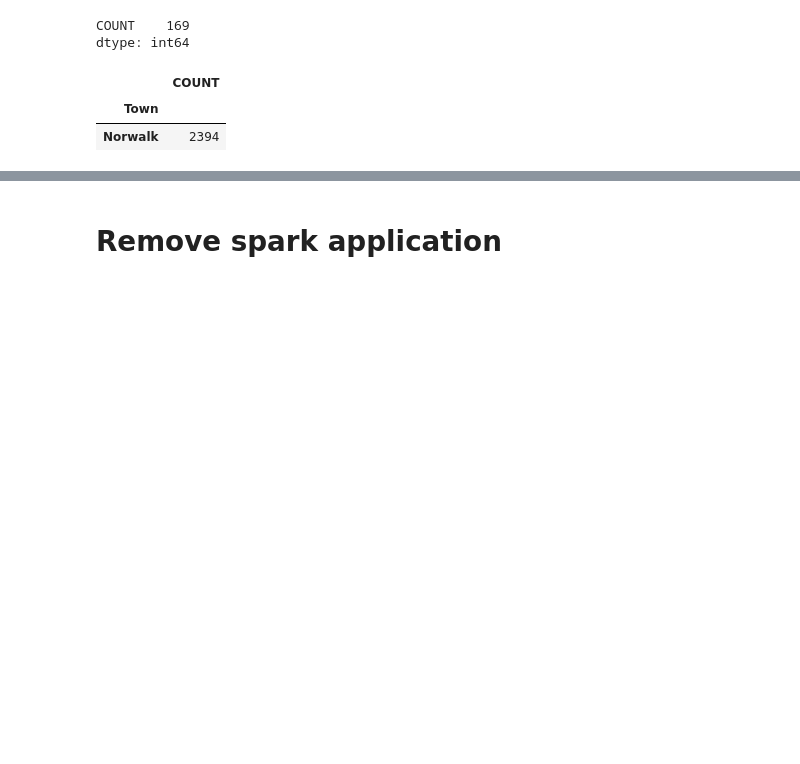
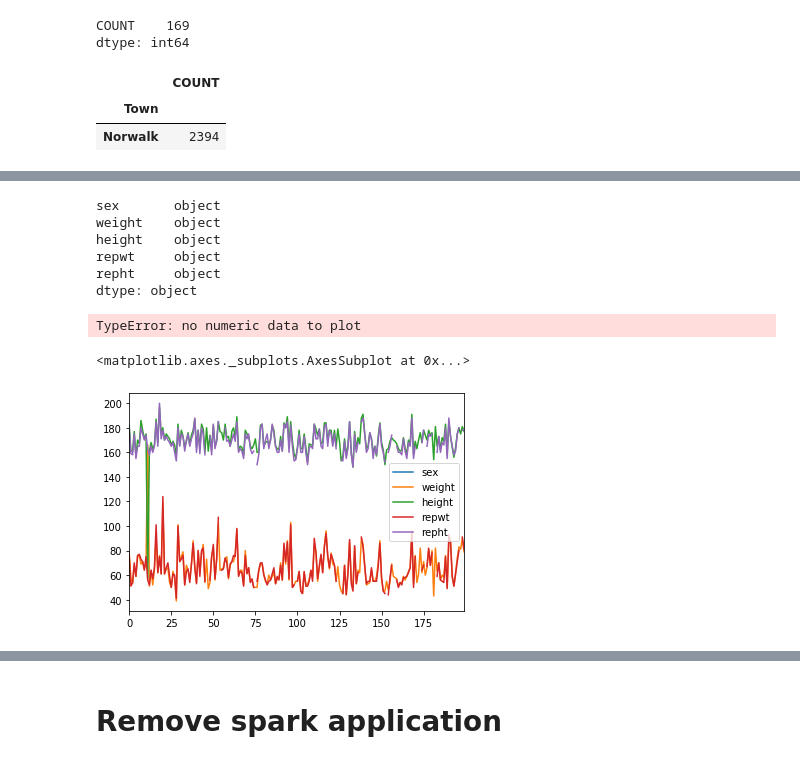
Before and after one commit to techsparksguru/data_ai_for_all, a Jupyter notebook: class10_koalas/koalas.ipynb, the cells around one changed output, grey strips where cells are left out. Drawn from its saved outputs; the diff is of its cells as text; code cells hidden in the pictures; blank space fills up the shorter version.

Commit message:
plots via koalas

```diff
--- a/class10_koalas/koalas.ipynb
+++ b/class10_koalas/koalas.ipynb
@@ -244,0 +250,34 @@ my_df1[my_df1['COUNT'] == my_df1['COUNT'].max()]
+# %%
+from pyspark.sql import SparkSession
+from pyspark.conf import SparkConf
+# https://spark.apache.org/docs/latest/api/python/pyspark.html#pyspark.SparkConf
+config = SparkConf()
+config.set("spark.driver.memory", "2g")
+config.set("spark.executor.memory", "1g")
+spark1 = SparkSession.builder.config(conf=config).master("spark://192.168.0.6:7077").appName("Plotting").getOrCreate()
+# %%
+# Read a csv file. df stands for DataFrame
+df1 = spark1.read.format('csv').option("header", "true").load('../height_weight.csv')
+kdf1 = df1.to_koalas()
+# %%
+kdf1.dtypes
+# %% [output]
+sex       object
+weight    object
+height    object
+repwt     object
+repht     object
+dtype: object
+# %%
+# notice the object reference is also being printed
+kdf1.plot()
+# %% [output]
+TypeError: no numeric data to plot
+# %%
+kdf2 = kdf1.astype('float')
+# %%
+# notice the object reference is also being printed
+kdf2.plot()
+# %% [output]
+<matplotlib.axes._subplots.AxesSubplot at 0x...>
+[figure, added]
```
Also changed, not shown: parts of 15 cells of this notebook.
